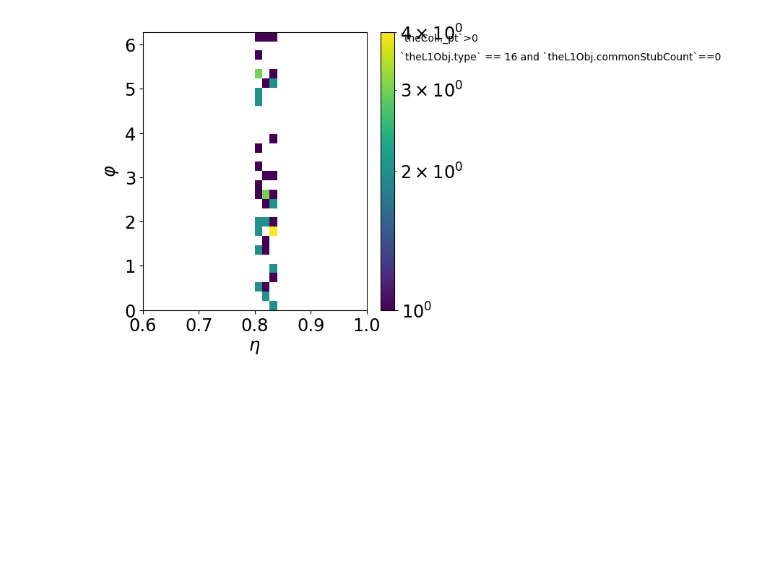
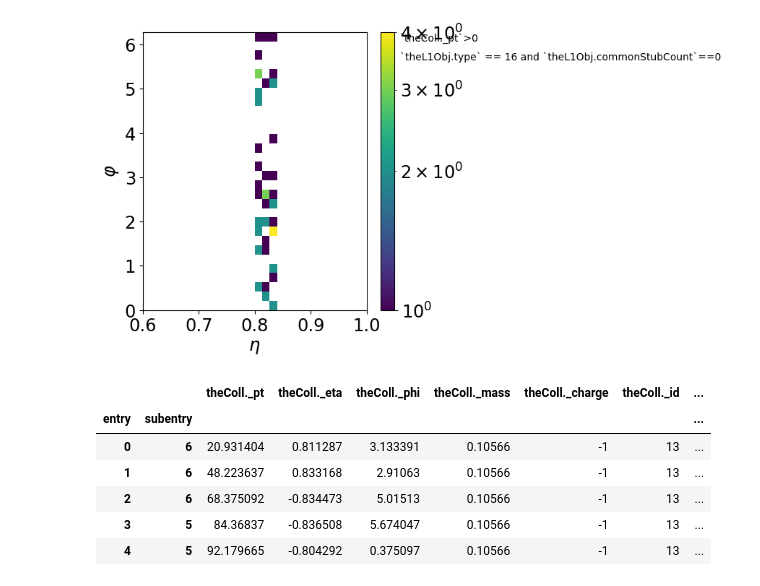
Before and after one commit to PasiekaFUW/Masters_Thesis, a Jupyter notebook: Masters/makePlots.ipynb, the cells around one changed output. Saved outputs shown, nothing was run; the diff lists cells and outputs as text; code cells hidden in the pictures; blank space fills up the shorter version.

```diff
--- a/Masters/makePlots.ipynb
+++ b/Masters/makePlots.ipynb
@@ -190,3 +194,18 @@ y = ybins[-4]
 axis.text(x,y,text);
 # %% [output]
 [figure]
+# %%
+import pandas as pd
+pd.set_option('display.max_columns', None)
+df_all = pd.DataFrame()
+numeratorQuery = pf.samQuery
+df_all, _ = filterData(denominatorQuery, numeratorQuery, data_prompt, ptCut=0)
+df_all.head()
+# %% [output]
+|  |  | theColl._pt | theColl._eta | theColl._phi | theColl._mass | theColl._charge | theColl._id | ... |
+| entry | subentry |  |  |  |  |  |  | ... |
+| 0 | 6 | 20.931404 | 0.811287 | 3.133391 | 0.10566 | -1 | 13 | ... |
+| 1 | 6 | 48.223637 | 0.833168 | 2.91063 | 0.10566 | -1 | 13 | ... |
+| 2 | 6 | 68.375092 | -0.834473 | 5.01513 | 0.10566 | -1 | 13 | ... |
+| 3 | 5 | 84.36837 | -0.836508 | 5.674047 | 0.10566 | -1 | 13 | ... |
+| 4 | 5 | 92.179665 | -0.804292 | 0.375097 | 0.10566 | -1 | 13 | ... |
```
Also changed, not shown: parts of 4 cells of this notebook, 7 other files.
